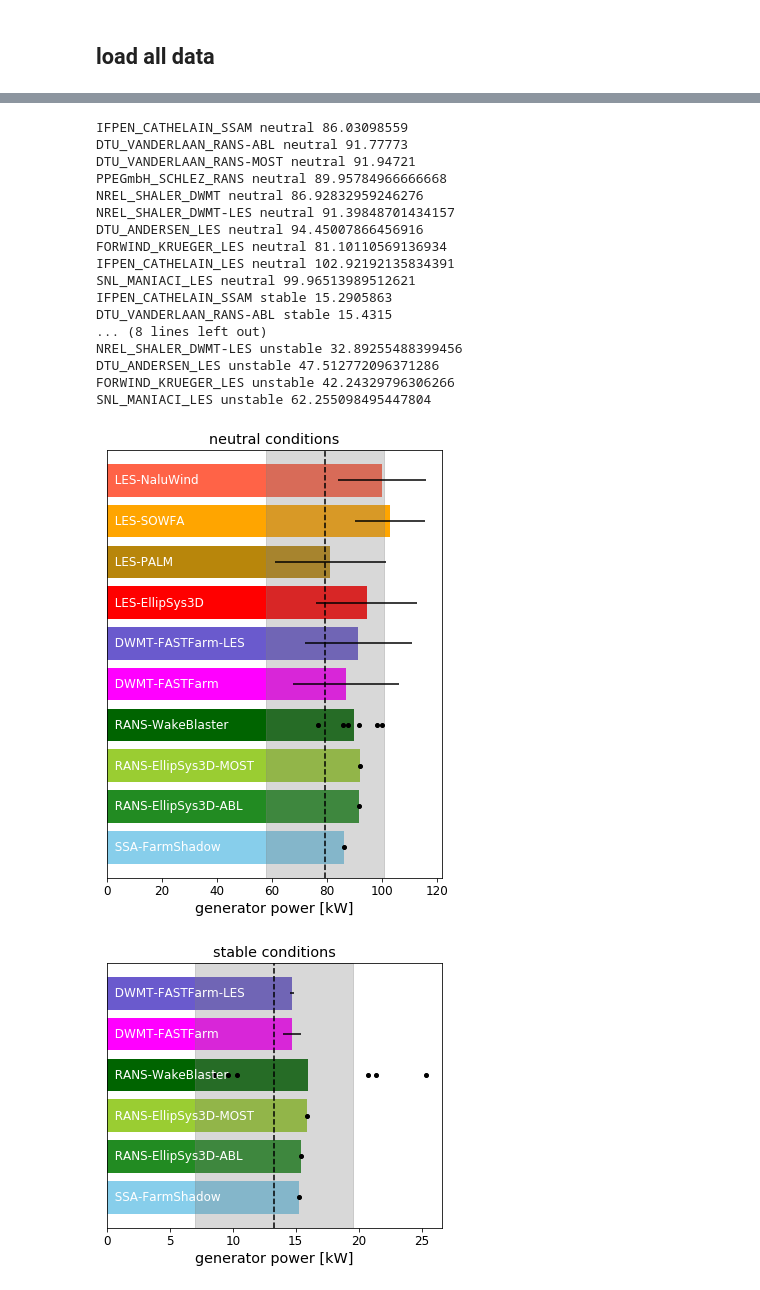
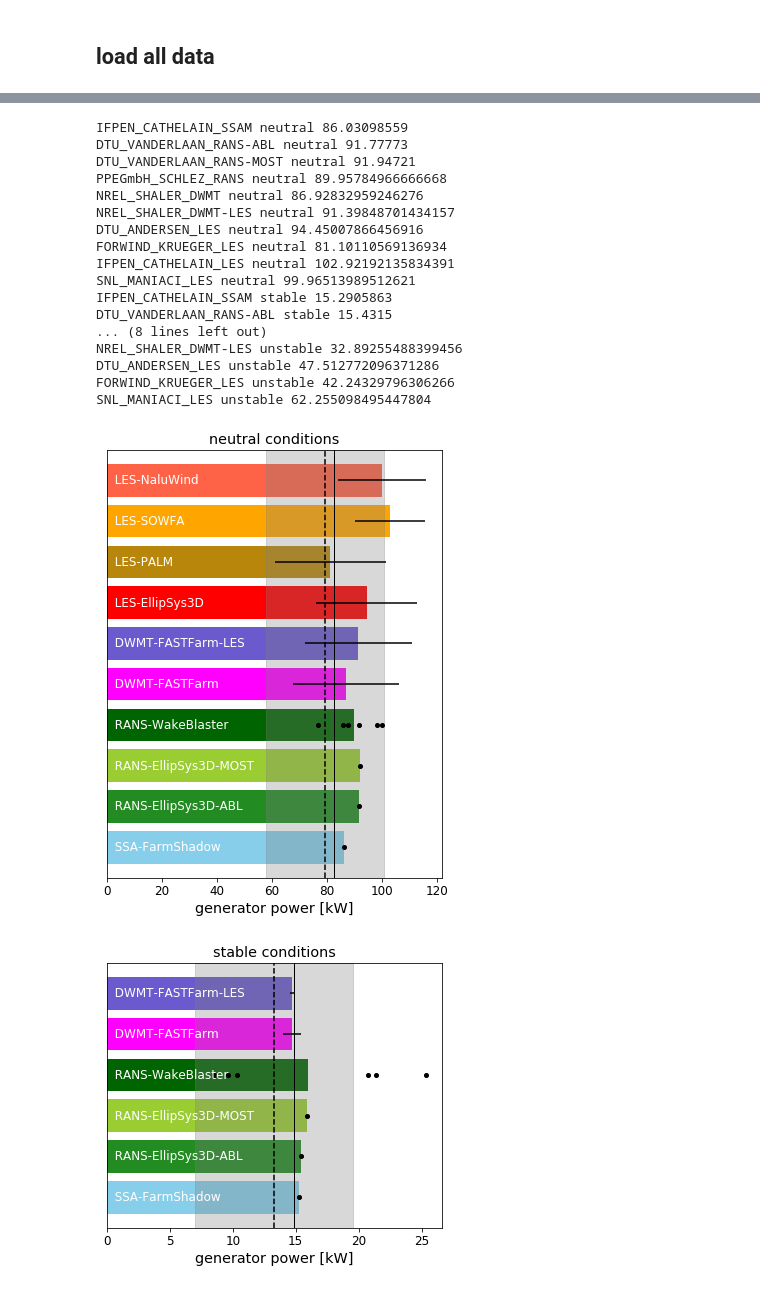
Before and after one commit to NREL/wakebench_swift, a Jupyter notebook: code/turbine_processing/2-compare_turbine_models.ipynb, the cells around one changed output, grey strips where cells are left out. Drawn from its saved outputs; the diff is of its cells as text; code cells hidden in the pictures.

```diff
--- a/code/turbine_processing/2-compare_turbine_models.ipynb
+++ b/code/turbine_processing/2-compare_turbine_models.ipynb
@@ -67,3 +68,17 @@ RotSpd = 'rotor_speed_[rpm]'
 Thrust = 'aero_thrust_force_[N]'
 # %%
 GenEff = 0.96349  # for converting from rotor power to generator power
+# %%
+# calculations from openfast resulting power/thrust curve
+refaero = '/Users/equon/WakeDynamics/wakebench_swift/wt_data/v3/Simulated_data/RotorPerformances_OF2.csv'
+refdensity = 1.064032027823  # from SNLV27_AeroDyn15OF2.dat
+velocity = {
+    'neutral': 8.7,
+    'stable': 4.8,
+    'unstable': 6.7,
+}
+density = {
+    'neutral': 1.02,
+    'stable': 1.06,
+    'unstable': 1.09,
+}
@@ -69,0 +87,11 @@ GenEff = 0.96349  # for converting from rotor power to generator power
+# %%
+ofref = pd.read_csv(refaero,delim_whitespace=True).set_index('WS_[m/s]')
+# %%
+ref_power = {}
+ref_thrust = {}
+Pfun = interp1d(ofref.index, ofref['GenPower_[kW]'])
+Tfun = interp1d(ofref.index, ofref['AeroThrust_[kN]'])
+for case,Uref in velocity.items():
+    # scale OpenFAST calculated power/thrust by the density
+    ref_power[case] = Pfun(Uref) * density[case]/refdensity
+    ref_thrust[case] = Tfun(Uref) * density[case]/refdensity
@@ -208,3 +245,6 @@ refdata = {
+# %%
+plot_openfast_power = True
+plot_openfast_thrust = True
 # %%
 # label properties
 indent = '  '
@@ -249,35 +289,38 @@ for case in cases:
     ax.axvline(refmean, color='k', ls='--')
     ax.axvspan(refmean-referr, refmean+referr, color='0.5', alpha=0.3)
 
+    if plot_openfast_power:
+        ax.axvline(ref_power[case], color='k', lw=1)
+
     # axes formatting
     ax.tick_params(axis='y',width=0,labelleft=False)
     ax.tick_params(labelsize='large')
     ax.set_ylim((-0.75,irow-0.25))
     ax.set_xlabel(output.replace('_',' '), fontsize='x-large')
     ax.set_title(case+' conditions', fontsize='x-large')
 
     # adjust figure height to get bars to the same height
     fig.set_figheight((irow+0.5)*barheight)
 
     # save figure
     fig.savefig('compare_{:s}_{:s}.png'.format(output,case), bbox_inches='tight')
 # %% [output]
 IFPEN_CATHELAIN_SSAM neutral 86.03098559
 DTU_VANDERLAAN_RANS-ABL neutral 91.77773
 DTU_VANDERLAAN_RANS-MOST neutral 91.94721
 PPEGmbH_SCHLEZ_RANS neutral 89.95784966666668
 NREL_SHALER_DWMT neutral 86.92832959246276
 NREL_SHALER_DWMT-LES neutral 91.39848701434157
 DTU_ANDERSEN_LES neutral 94.45007866456916
 FORWIND_KRUEGER_LES neutral 81.10110569136934
 IFPEN_CATHELAIN_LES neutral 102.92192135834391
 SNL_MANIACI_LES neutral 99.96513989512621
 IFPEN_CATHELAIN_SSAM stable 15.2905863
 DTU_VANDERLAAN_RANS-ABL stable 15.4315
 ... (8 lines left out)
 NREL_SHALER_DWMT-LES unstable 32.89255488399456
 DTU_ANDERSEN_LES unstable 47.512772096371286
 FORWIND_KRUEGER_LES unstable 42.24329796306266
 SNL_MANIACI_LES unstable 62.255098495447804
-[figure, old version]
+[figure, new version]
-[figure, old version]
+[figure, new version]
```
Also changed, not shown: parts of 6 cells of this notebook.
